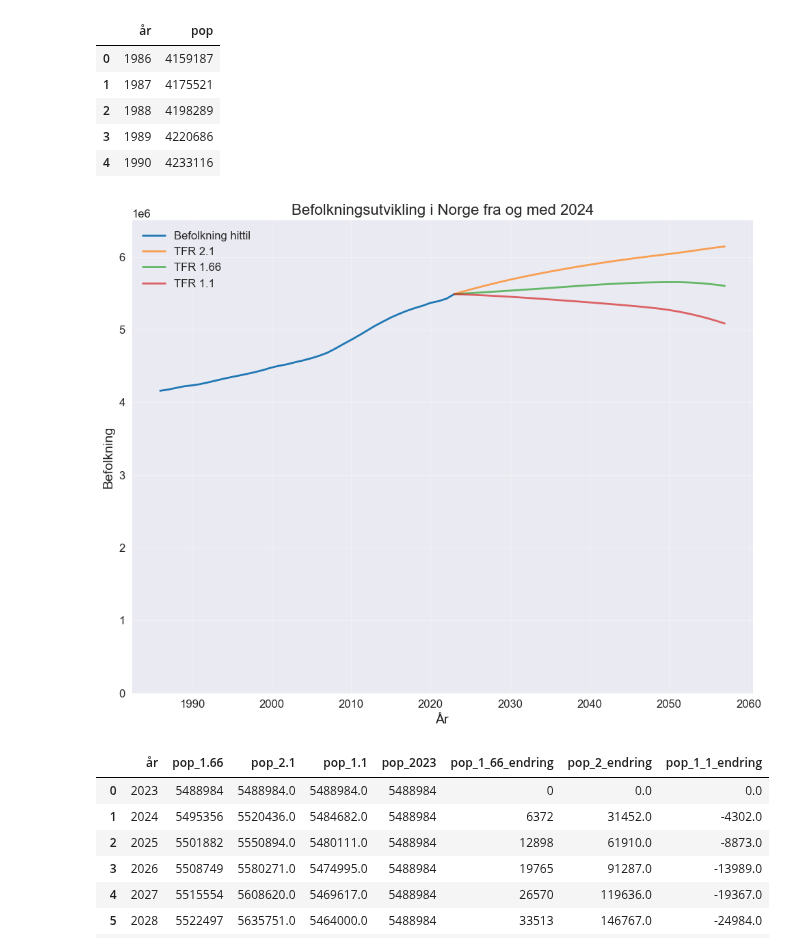
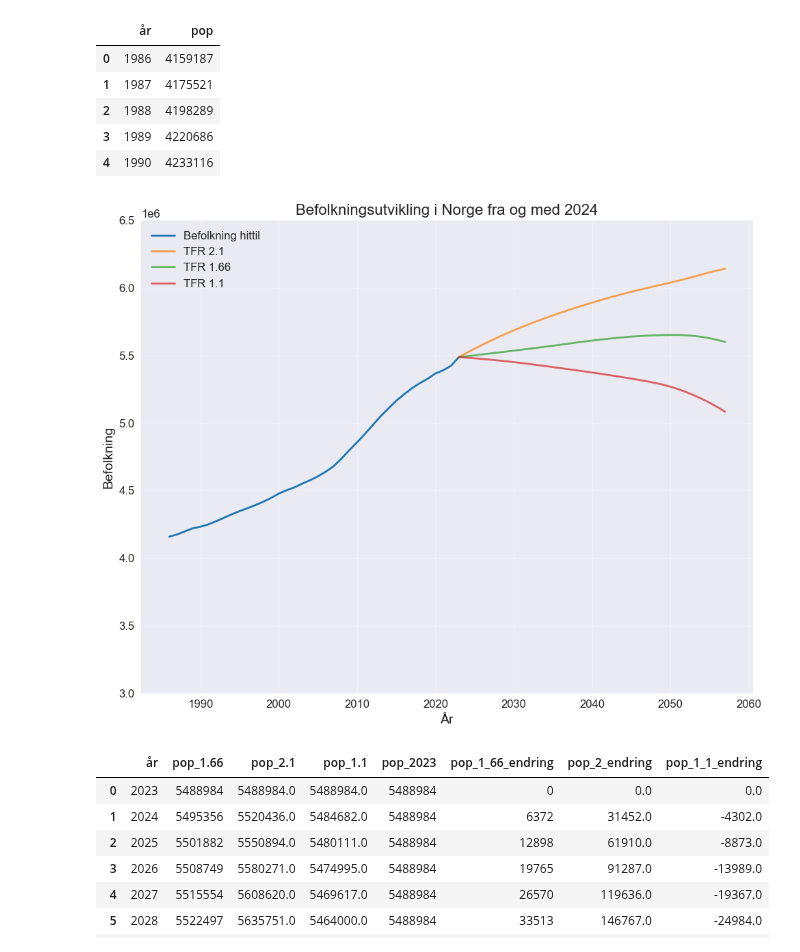
Before and after one commit to johnoskarskjeldrum/population-project-model, a Jupyter notebook: Befolkningsfremskrivning_plots_for_article.ipynb, the cells around one changed output. Drawn from its saved outputs; the diff is of its cells as text; code cells hidden in the pictures.

```diff
--- a/Befolkningsfremskrivning_plots_for_article.ipynb
+++ b/Befolkningsfremskrivning_plots_for_article.ipynb
@@ -89,20 +89,20 @@ befolkning_til_nå.head()
 # %%
 fig, ax = plt.subplots(figsize=(10, 8))
 
 ax.plot(befolkning_til_nå.år, befolkning_til_nå["pop"], label='Befolkning hittil', color=colors_tfr[0], linewidth=2)
 ax.plot(befolkning.år, befolkning["pop_2.1"], color=colors_tfr[1], alpha=0.7, linewidth=2, label='TFR 2.1')
 ax.plot(befolkning.år, befolkning["pop_1.66"], color=colors_tfr[2], alpha=0.7, linewidth=2, label='TFR 1.66')
 ax.plot(befolkning.år, befolkning["pop_1.1"], color=colors_tfr[3], alpha=0.7, linewidth=2, label='TFR 1.1')
 
-ax.set_ylim(0, 65e5)
+ax.set_ylim(3e6, 65e5)
 ax.set_ylabel('Befolkning')
 ax.set_xlabel('År')
 ax.set_title('Befolkningsutvikling i Norge fra og med 2024')
 ax.legend()
 
 plt.tight_layout()
 # %% [output]
-[figure, old version]
+[figure, new version]
 # %%
 befolkning["pop_2023"] = befolkning_til_nå.loc[lambda x: x.år == 2023]["pop"].values[0]
 # %%
```
Also changed, not shown: parts of 2 cells of this notebook, 1 other file.
